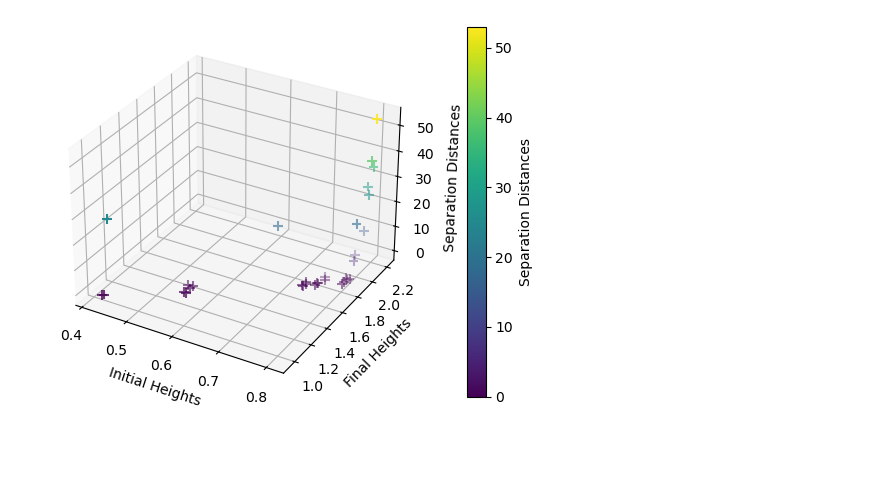
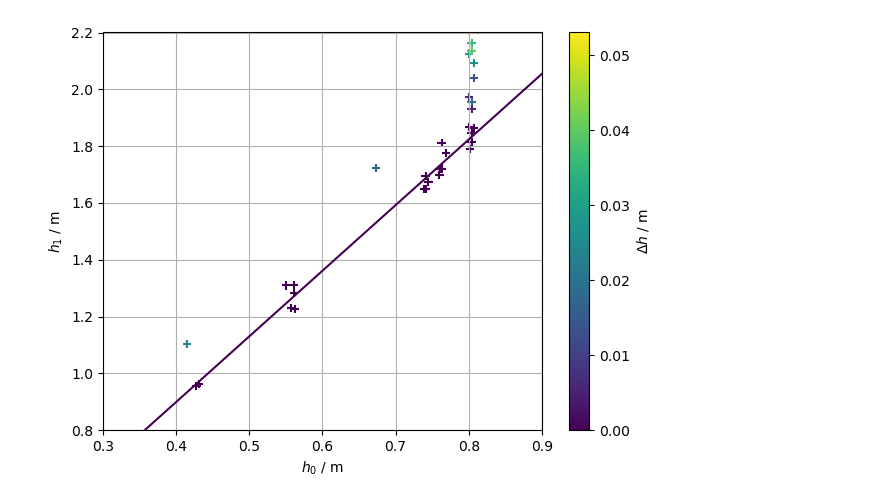
Before and after one commit to Aaryan-Varshney/practical-project-25, a Jupyter notebook: 3d_h1_h0_dh.ipynb, the cells around one changed output. Drawn from its saved outputs; the diff is of its cells as text; code cells hidden in the pictures; blank space fills up the shorter version.

```diff
--- a/3d_h1_h0_dh.ipynb
+++ b/3d_h1_h0_dh.ipynb
@@ -29,4 +30,4 @@ separation_distances = np.array([
     0, 0, 0, 0, 0,
     0, 0,
     19, 14, 6, 29, 53, 18, 36, 39, 27, 25, 5
-])
+]) / 1000
@@ -61,26 +34,45 @@ plt.show()
-# %%
-x = initial_heights
-y = final_heights
-z = separation_distances
-
-# Prepare the 3D figure
-fig = plt.figure()
-ax = fig.add_subplot(111, projection='3d')
-
-# Create scatter plot
-scatter = ax.scatter(initial_heights, final_heights, separation_distances,
-                      c=separation_distances, cmap='viridis', s=50, edgecolor='k', marker = '+')
-
-# Label axes
-ax.set_xlabel('Initial Heights')
-ax.set_ylabel('Final Heights')
-ax.set_zlabel('Separation Distances')
-
-# Add color bar
-cbar = plt.colorbar(scatter, ax=ax, pad=0.1)
-cbar.set_label('Separation Distances')
-
-# Show the plot
-plt.show()
-# %% [output]
-[figure, removed]
+# %%
+no_sep_initial_heights = np.array([
+    0.804, 0.804, 0.8, 0.807, 0.802,
+    0.561, 0.557, 0.563, 0.561, 0.55,
+    0.741, 0.739, 0.745, 0.742,
+    0.763, 0.76, 0.769, 0.763, 0.761,
+    0.428, 0.431,
+])
+no_sep_final_heights = np.array([
+    1.848, 1.815, 1.867, 1.865, 1.7907,
+    1.312, 1.23, 1.226, 1.283, 1.31,
+    1.695, 1.65, 1.675, 1.65,
+    1.811, 1.699, 1.775, 1.721, 1.719,
+    0.957, 0.964,
+])
+
+tx = no_sep_initial_heights
+ty = no_sep_final_heights
+
+xlims = (0.3, 0.9)
+ylims = (0.8, 2.2)
+
+x = initial_heights
+y = final_heights
+z = separation_distances
+
+plt.scatter(x, y, c=z, cmap='viridis', marker='+')
+
+plt.xlim(xlims)
+plt.ylim(ylims)
+
+plt.xlabel('$h_0$ / m')
+plt.ylabel('$h_1$ / m')
+plt.colorbar(label='$\Delta h$ / m')
+
+# Create trendline through just points with no separation
+
+m, b = np.polyfit(tx, ty, 1)
+plt.plot(xlims, [m*x + b for x in xlims], color='#440154')
+
+
+plt.grid(True)
+plt.show()
+# %% [output]
+[figure, added]
```
Also changed, not shown: parts of 4 cells of this notebook, 4 other files.
